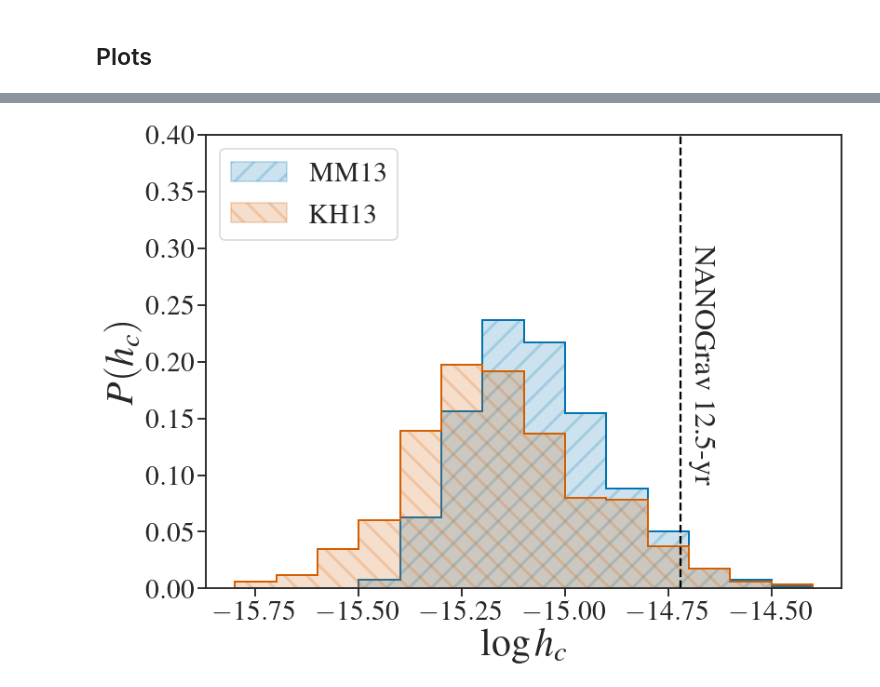
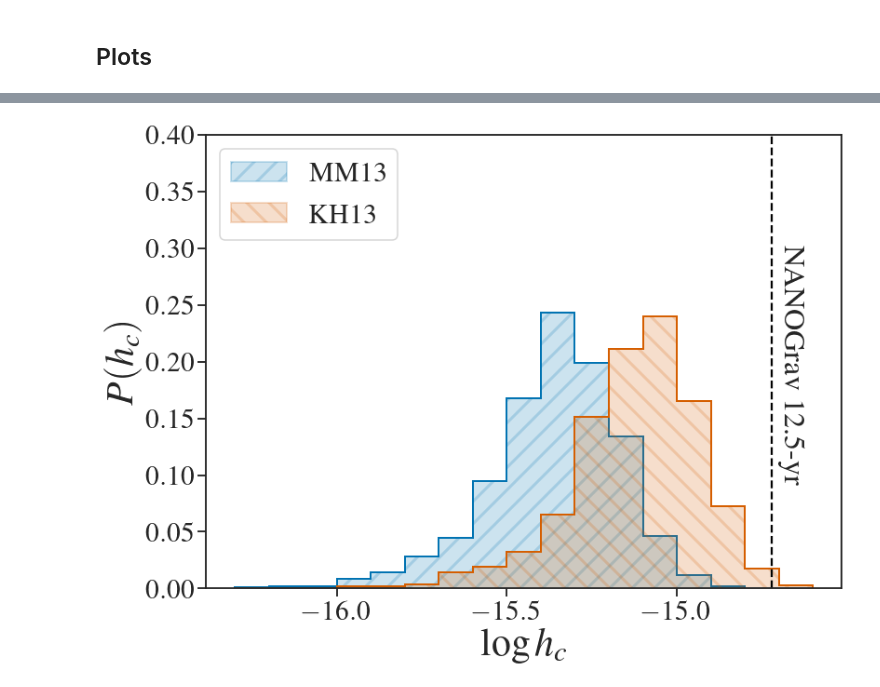
Before and after one commit to jacaseyclyde/multimessenger_smbhbs, a Jupyter notebook: notebooks/3. BH - Host Relations.ipynb, the cells around one changed output, grey strips where cells are left out. Cells and saved outputs as stored; diff of their text form; code cells hidden in the pictures.

```diff
--- a/notebooks/3. BH - Host Relations.ipynb
+++ b/notebooks/3. BH - Host Relations.ipynb
@@ -41,7 +41,7 @@ from src.models.major_merger import (Schechter1D, Schechter2D,
                                      Sesana2013_TripleSchechter)
 # %%
 # Global variables
-n_samples = int(2 ** 9)
+n_samples = int(2 ** 10)
 n_mesh = int(2 ** 5)
 n_samples, n_mesh
 # %% [output]
@@ -82,6 +82,7 @@ with h5py.File('../data/processed/agn_proxy.h5', 'r') as hf:
 # the mass and the mass ratio ranges for all models are shared, so we will only load them once
 with h5py.File('../data/processed/S1.h5', 'r') as hf:
     z_range_borch = hf['z_range'][:]
+    S1_hc_mm = hf['characteristic_strain'][:]
 # %% [markdown]
 ## S2
 # %%
@@ -944,6 +1006,6 @@ plt.show()
 # %%
-log_hc_min = np.floor(10 * np.min(np.log10(np.concatenate((hc[-1, -1, -1, :], hc_mm[-1, -1, -1, :]))))) / 10
-log_hc_max = np.ceil(10 * np.max(np.log10(np.concatenate((hc[-1, -1, -1, :], hc_mm[-1, -1, -1, :]))))) / 10
+log_hc_min = np.floor(10 * np.min(np.log10(np.concatenate((S1_hc[-1, -1, -1, :], S1_hc_mm[-1, -1, -1, :]))))) / 10
+log_hc_max = np.ceil(10 * np.max(np.log10(np.concatenate((S1_hc[-1, -1, -1, :], S1_hc_mm[-1, -1, -1, :]))))) / 10
 
 bins = np.linspace(log_hc_min, log_hc_max,
                    int((log_hc_max - (log_hc_min - .1)) / .1))
@@ -953,43 +1015,43 @@ sesana_max = 1.5e-15
 log_sesana_min = np.log10(sesana_min)
 log_sesana_max = np.log10(sesana_max)
 log_sesana_mid = np.mean([log_sesana_min, log_sesana_max])
 log_sesana_h = log_sesana_max - log_sesana_mid
 log_sesana_l = log_sesana_mid - log_sesana_min
 
-log_hc_mid = np.log10(hc_q[1, -1, -1, -1])
-log_hc_min = np.log10(hc_q[0, -1, -1, -1])
-log_hc_max = np.log10(hc_q[2, -1, -1, -1])
+log_hc_mid = np.log10(S1_hc_q[1, -1, -1, -1])
+log_hc_min = np.log10(S1_hc_q[0, -1, -1, -1])
+log_hc_max = np.log10(S1_hc_q[2, -1, -1, -1])
 log_hc_h = log_hc_max - log_hc_mid
 log_hc_l = log_hc_mid - log_hc_min
 
 sns.set_context("talk", font_scale=1.8)
 fig = plt.figure(figsize=(12, 9))
 
 label_fsize = 42
 legend_fsize = 30
 
-plt.hist(np.log10(hc_mm[-1, -1, -1, :]), histtype='step', bins=bins, density=False, color=cs[0], linestyle='-',
-           label=r'MM13', weights=np.repeat(1 / len(hc[-1, -1, -1, :]), len(hc[-1, -1, -1, :])), linewidth=2,
+plt.hist(np.log10(S1_hc_mm[-1, -1, -1, :]), histtype='step', bins=bins, density=False, color=cs[0], linestyle='-',
+           label=r'MM13', weights=np.repeat(1 / len(S1_hc_mm[-1, -1, -1, :]), len(S1_hc_mm[-1, -1, -1, :])), linewidth=2,
            fill=True, alpha=.2, hatch='/')
-plt.hist(np.log10(hc_mm[-1, -1, -1, :]), histtype='step', bins=bins, density=False, color=cs[0], linestyle='-',
-         weights=np.repeat(1 / len(hc_mm[-1, -1, -1, :]), len(hc_mm[-1, -1, -1, :])), linewidth=2)
-plt.hist(np.log10(hc[-1, -1, -1, :]), histtype='step', bins=bins, density=False, color=cs[3], linestyle='-',
-           label=r'KH13', weights=np.repeat(1 / len(hc[-1, -1, -1, :]), len(hc[-1, -1, -1, :])), linewidth=2,
+plt.hist(np.log10(S1_hc_mm[-1, -1, -1, :]), histtype='step', bins=bins, density=False, color=cs[0], linestyle='-',
+         weights=np.repeat(1 / len(S1_hc_mm[-1, -1, -1, :]), len(S1_hc_mm[-1, -1, -1, :])), linewidth=2)
+plt.hist(np.log10(S1_hc[-1, -1, -1, :]), histtype='step', bins=bins, density=False, color=cs[3], linestyle='-',
+           label=r'KH13', weights=np.repeat(1 / len(S1_hc[-1, -1, -1, :]), len(S1_hc[-1, -1, -1, :])), linewidth=2,
            fill=True, alpha=.2, hatch='\\')
-plt.hist(np.log10(hc[-1, -1, -1, :]), histtype='step', bins=bins, density=False, color=cs[3], linestyle='-',
-         weights=np.repeat(1 / len(hc[-1, -1, -1, :]), len(hc[-1, -1, -1, :])), linewidth=2)
+plt.hist(np.log10(S1_hc[-1, -1, -1, :]), histtype='step', bins=bins, density=False, color=cs[3], linestyle='-',
+         weights=np.repeat(1 / len(S1_hc[-1, -1, -1, :]), len(S1_hc[-1, -1, -1, :])), linewidth=2)
 
 plt.axvline(np.log10(1.9e-15), color='k', linestyle='--')
 plt.annotate(r'NANOGrav 12.5-yr',
                xy=(np.log10(1.9e-15) + .03, .3), xytext=(3, 3),
                textcoords="offset points", rotation_mode='anchor', rotation=-90)
 plt.xlabel(r'$\log h_{c}$', fontsize=label_fsize)
 plt.ylabel(r'$P(h_{c})$', fontsize=label_fsize)
 plt.ylim(top=.4)
 plt.legend(fontsize=legend_fsize)
 
 plt.tight_layout()
-plt.savefig('../reports/figures/m_m_bulge_comparison.pdf')
+plt.savefig('../reports/figures/S1_m_m_bulge_comparison.pdf')
 plt.show()
 # %% [output]
-[figure, old version]
+[figure, new version]
```
Also changed, not shown: parts of 28 cells of this notebook, 15 other files.
